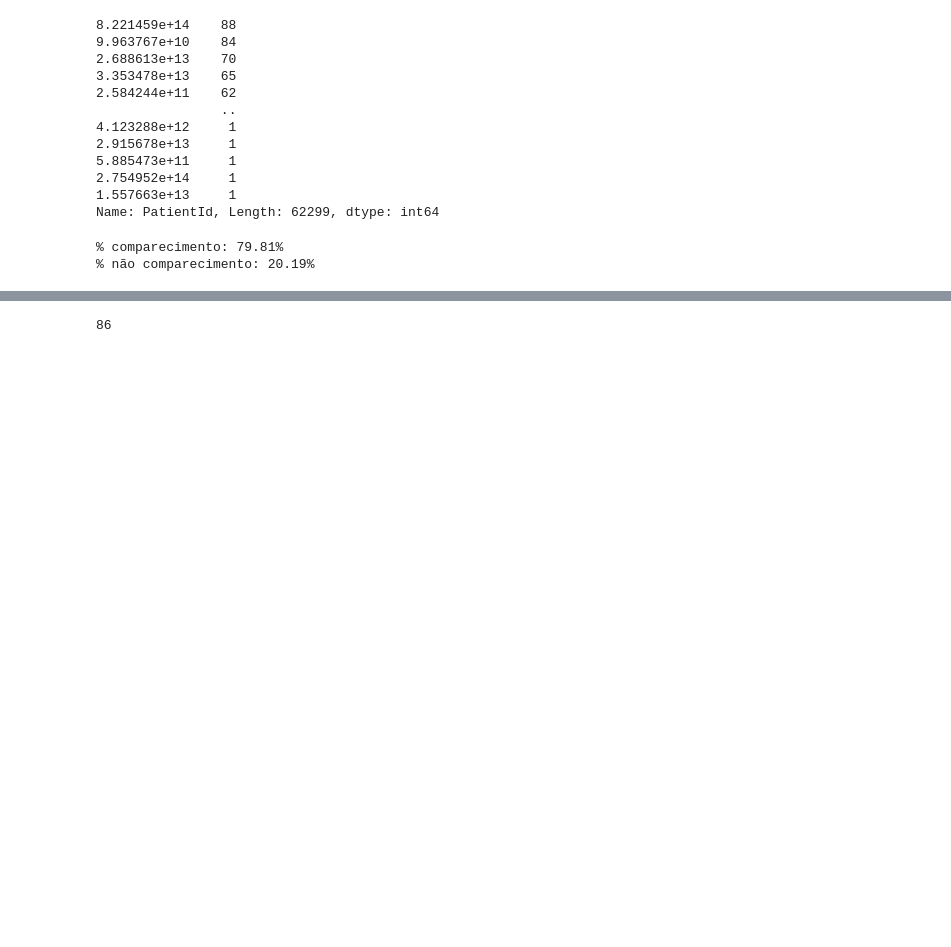
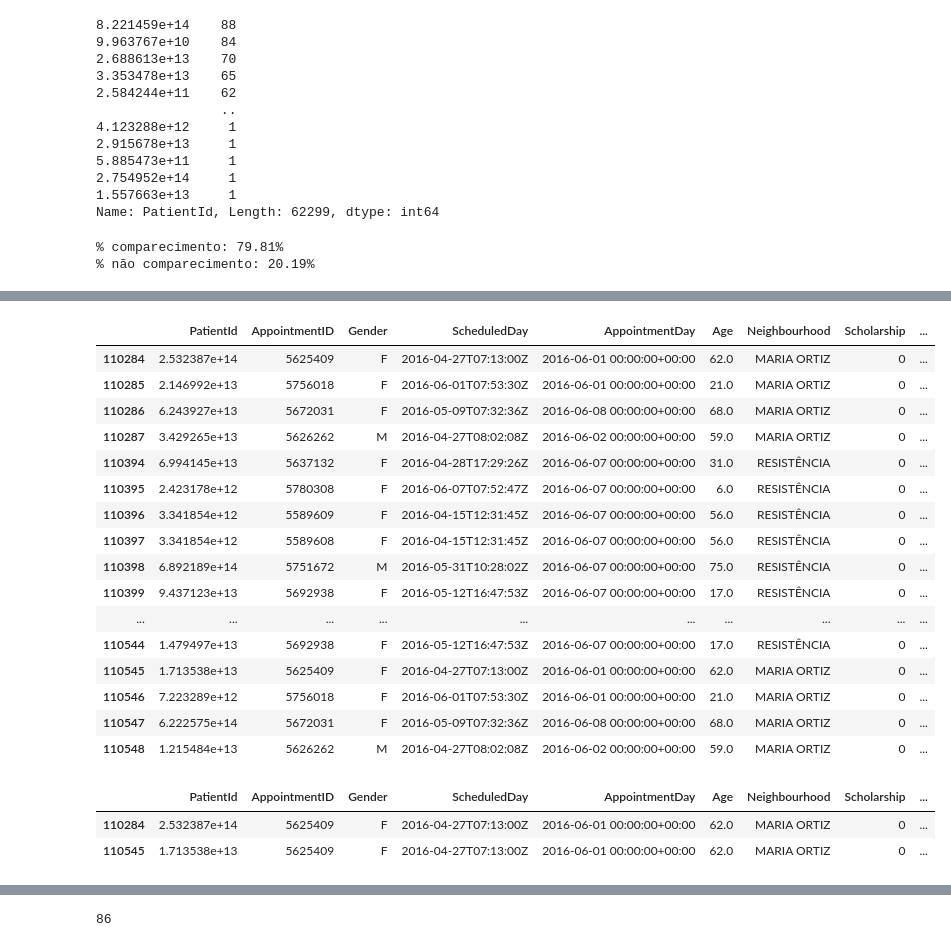
Before and after one commit to ViniciusPeixoto/data4all_EDA, a Jupyter notebook: projeto2.ipynb, the cells around one changed output, grey strips where cells are left out. Saved outputs shown, nothing was run; the diff lists cells and outputs as text; code cells hidden in the pictures; blank space fills up the shorter version.

```diff
--- a/projeto2.ipynb
+++ b/projeto2.ipynb
@@ -172,0 +352,34 @@ print(f"% comparecimento: {porcentagem_comparecimento:.2f}%\n% não comparecimen
+# %%
+#(dup_aIDs.index)# aId ds duplicados
+#not_unique_aID_rows['AppointmentID'].isin(dup_aIDs.index) #92 rows # retorna serie bool q verifica se cada aID de not_unique_aID_rows está na lista de IDs duplicados
+#~not_unique_aID_rows["AppointmentID"].isin(dup_aIDs.index) # inverte. True -> False e False -> True
+#not_unique_aID_rows[~not_unique_aID_rows["AppointmentID"].isin(dup_aIDs.index)] # retorna somente as linhas cujo aID ñ está duplicado
+## 44 rows não unicas e não duplicadas inteiramente
+# procurando dentro do DataFrame que tem os aIDs não-únicos os que NÃO SÃO duplicados (notar o ~ dentro dos colchetes)
+not_dupped_not_unique_aID_rows = not_unique_aID_rows[~not_unique_aID_rows['AppointmentID'].isin(dup_aIDs.index)]
+not_dupped_not_unique_aID_rows ##44 rows
+# %% [output]
+|  | PatientId | AppointmentID | Gender | ScheduledDay | AppointmentDay | Age | Neighbourhood | Scholarship | ... |
+| 110284 | 2.532387e+14 | 5625409 | F | 2016-04-27T07:13:00Z | 2016-06-01 00:00:00+00:00 | 62.0 | MARIA ORTIZ | 0 | ... |
+| 110285 | 2.146992e+13 | 5756018 | F | 2016-06-01T07:53:30Z | 2016-06-01 00:00:00+00:00 | 21.0 | MARIA ORTIZ | 0 | ... |
+| 110286 | 6.243927e+13 | 5672031 | F | 2016-05-09T07:32:36Z | 2016-06-08 00:00:00+00:00 | 68.0 | MARIA ORTIZ | 0 | ... |
+| 110287 | 3.429265e+13 | 5626262 | M | 2016-04-27T08:02:08Z | 2016-06-02 00:00:00+00:00 | 59.0 | MARIA ORTIZ | 0 | ... |
+| 110394 | 6.994145e+13 | 5637132 | F | 2016-04-28T17:29:26Z | 2016-06-07 00:00:00+00:00 | 31.0 | RESISTÊNCIA | 0 | ... |
+| 110395 | 2.423178e+12 | 5780308 | F | 2016-06-07T07:52:47Z | 2016-06-07 00:00:00+00:00 | 6.0 | RESISTÊNCIA | 0 | ... |
+| 110396 | 3.341854e+12 | 5589609 | F | 2016-04-15T12:31:45Z | 2016-06-07 00:00:00+00:00 | 56.0 | RESISTÊNCIA | 0 | ... |
+| 110397 | 3.341854e+12 | 5589608 | F | 2016-04-15T12:31:45Z | 2016-06-07 00:00:00+00:00 | 56.0 | RESISTÊNCIA | 0 | ... |
+| 110398 | 6.892189e+14 | 5751672 | M | 2016-05-31T10:28:02Z | 2016-06-07 00:00:00+00:00 | 75.0 | RESISTÊNCIA | 0 | ... |
+| 110399 | 9.437123e+13 | 5692938 | F | 2016-05-12T16:47:53Z | 2016-06-07 00:00:00+00:00 | 17.0 | RESISTÊNCIA | 0 | ... |
+| ... | ... | ... | ... | ... | ... | ... | ... | ... | ... |
+| 110544 | 1.479497e+13 | 5692938 | F | 2016-05-12T16:47:53Z | 2016-06-07 00:00:00+00:00 | 17.0 | RESISTÊNCIA | 0 | ... |
+| 110545 | 1.713538e+13 | 5625409 | F | 2016-04-27T07:13:00Z | 2016-06-01 00:00:00+00:00 | 62.0 | MARIA ORTIZ | 0 | ... |
+| 110546 | 7.223289e+12 | 5756018 | F | 2016-06-01T07:53:30Z | 2016-06-01 00:00:00+00:00 | 21.0 | MARIA ORTIZ | 0 | ... |
+| 110547 | 6.222575e+14 | 5672031 | F | 2016-05-09T07:32:36Z | 2016-06-08 00:00:00+00:00 | 68.0 | MARIA ORTIZ | 0 | ... |
+| 110548 | 1.215484e+13 | 5626262 | M | 2016-04-27T08:02:08Z | 2016-06-02 00:00:00+00:00 | 59.0 | MARIA ORTIZ | 0 | ... |
+# %%
+# query consultando todas as linhas cujo IDconsulta seja 5625409
+df.query('AppointmentID == 5625409')
+# %% [output]
+|  | PatientId | AppointmentID | Gender | ScheduledDay | AppointmentDay | Age | Neighbourhood | Scholarship | ... |
+| 110284 | 2.532387e+14 | 5625409 | F | 2016-04-27T07:13:00Z | 2016-06-01 00:00:00+00:00 | 62.0 | MARIA ORTIZ | 0 | ... |
+| 110545 | 1.713538e+13 | 5625409 | F | 2016-04-27T07:13:00Z | 2016-06-01 00:00:00+00:00 | 62.0 | MARIA ORTIZ | 0 | ... |
```
Also changed, not shown: parts of 15 cells of this notebook, 2 other files.
